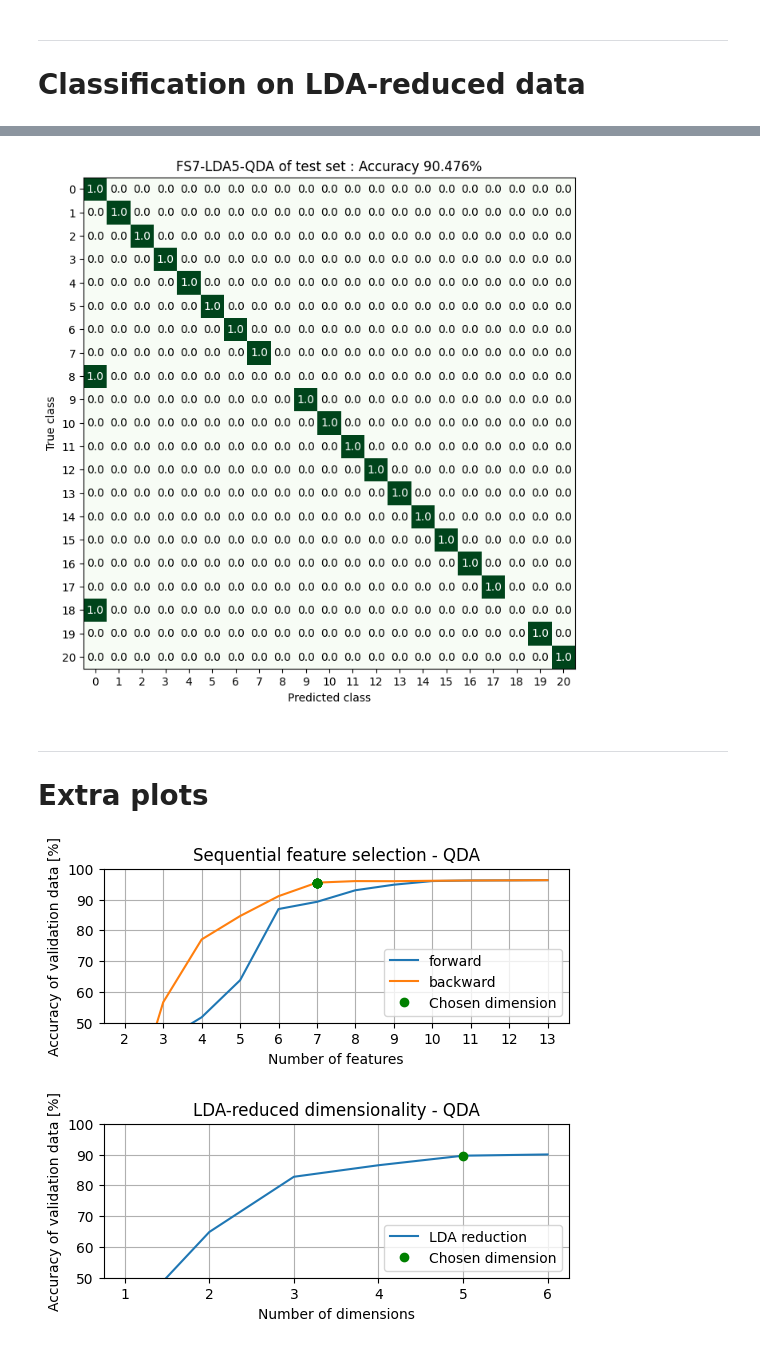
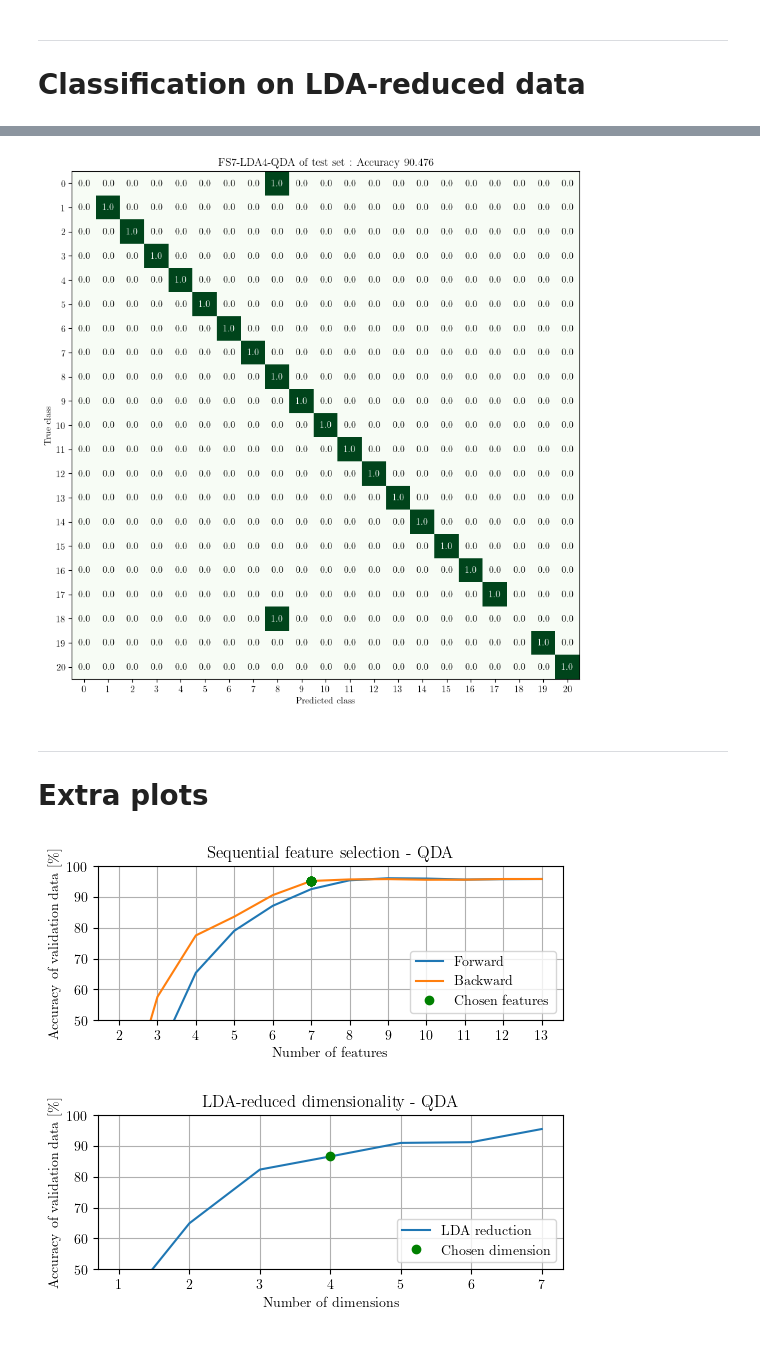
Before and after one commit to peterkrull/p7-ml-refrigeration-fault-detection, a Jupyter notebook: Python/classification_megascript.ipynb, the cells around one changed output, grey strips where cells are left out. Saved outputs shown, nothing was run; the diff lists cells and outputs as text; code cells hidden in the pictures.

```diff
--- a/Python/classification_megascript.ipynb
+++ b/Python/classification_megascript.ipynb
@@ -13,22 +13,24 @@ from matplotlib import pyplot as plt
 from confusion_matrix import confusion_matrix
 from sklearn.metrics import confusion_matrix as cf
 
-# plt.rcParams.update({
-#     "text.usetex": True,
-#     "font.family": "cmr"
-# })
+plt.rcParams.update({
+    "text.usetex": True,
+    "font.family": "cmr"
+})
 # %% [output]
 The autoreload extension is already loaded. To reload it, use:
   %reload_ext autoreload
 # %%
 config = {
     "standardize" : True,
-    "lda_reduce" : 5,
+    "lda_reduce" : 4,
     "classifier" : "qda",
     "keep_features" : 7,
     "drop_8_18" : False,
     "direction" : "backward",
-    "frac_sample" : 1.0
+    "frac_sample" : 0.3,
+    "random_state" : 1,
+    "conf_size" : (10,10)
 }
 
 svm_args = {
@@ -81,8 +83,8 @@ def classifier(classifier_select):
 # %%
 kwargs = {
     'clf' : classifier(config["classifier"]),
-    'trn' : trn_std.sample(frac=config["frac_sample"]),
-    'vld' : vld_std.sample(frac=config["frac_sample"])
+    'trn' : trn_std.sample(frac=config["frac_sample"],random_state = config["random_state"]),
+    'vld' : vld_std.sample(frac=config["frac_sample"],random_state = config["random_state"])
 }
 
 # Caching of feature selection if classifier is unchanged
@@ -117,13 +119,16 @@ for dimensions in range(1,len(trn_drop.X.columns)):
 
     reducer = lda.reducer(trn_drop.X,trn_drop.y, dimensions, verbose = False)
 
-    trn_red = trn_drop.apply(reducer.transform).sample(frac=config["frac_sample"])
-    vld_red = vld_drop.apply(reducer.transform).sample(frac=config["frac_sample"])
+    trn_red = trn_drop.apply(reducer.transform).sample(frac=config["frac_sample"],random_state = config["random_state"])
+    vld_red = vld_drop.apply(reducer.transform).sample(frac=config["frac_sample"],random_state = config["random_state"])
 
     clf = classifier(config["classifier"])
     clf.fit(trn_red.X,trn_red.y)
 
     lda_accuracy.append( sum(clf.predict(vld_red.X) == vld_red.y)/len(vld_red.y) )
+
+clf.fit(trn_drop.X,trn_drop.y)
+lda_accuracy.append( sum(clf.predict(vld_drop.X) == vld_drop.y)/len(vld_drop.y) )
 # %% [markdown]
 ### Do actual reduction according to config
 # %%
@@ -205,11 +210,11 @@ y_hat_tst = clf.predict(tst_red.X)
 conf_matrix_tst = cf(tst_red.y,y_hat_tst)
 fig_tst2, axs_tst2 = confusion_matrix(
     conf_matrix_tst,
-    figsize = (8,8),
+    figsize = config["conf_size"],
     title = f'{str_feature}{str_lda}{str_classifier} of test set',
     save_fig_name = f'{str_feature}{str_lda}{str_classifier}-test.pdf');
 # %% [output]
-[figure, old version]
+[figure, new version]
 # %% [markdown]
 ----
 # Extra plots
@@ -217,14 +222,14 @@ fig_tst2, axs_tst2 = confusion_matrix(
 fig,axs = plt.subplots(figsize=(6,2))
 
 # Plot feature selection
-for j in ["forward","backward"]:
-    plot_data = summary.loc[summary['direction'] == j]
+for j in ["Forward","Backward"]:
+    plot_data = summary.loc[summary['direction'] == j.lower()]
     axs.plot(plot_data['n_features'],plot_data['score']*100, label = j)
 
 feat = plot_data['n_features'][plot_data['n_features'] == config["keep_features"]]
 data = plot_data['score'][plot_data['n_features'] == config["keep_features"]]*100
-axs.plot(feat,data,'o',c="green",label = "Chosen dimension")
-axs.set_ylabel('Accuracy of validation data [%]')
+axs.plot(feat,data,'o',c="green",label = "Chosen features")
+axs.set_ylabel('Accuracy of validation data [\%]')
 axs.set_xlabel('Number of features')
 axs.set_ylim([50,100])
 axs.set_title(f'Sequential feature selection - {config["classifier"].upper()}')
@@ -232,18 +237,18 @@ axs.grid(True)
 axs.legend(loc = 'lower right')
 axs.set_xticks(range(2,14));
 # %% [output]
-[figure, old version]
+[figure, new version]
 # %%
 # Plot LDA reduction
 fig,axs = plt.subplots(figsize=(6,2))
-axs.plot(range(1,len(trn_drop.X.columns)),np.array(lda_accuracy)*100,label = "LDA reduction")
+axs.plot(range(1,len(lda_accuracy)+1),np.array(lda_accuracy)*100,label = "LDA reduction")
 axs.plot(config["lda_reduce"],lda_accuracy[config["lda_reduce"]-1]*100,'o',c="green",label = "Chosen dimension")
 axs.set_title(f'LDA-reduced dimensionality - {config["classifier"].upper()}')
-axs.set_xticks(range(1,len(trn_drop.X.columns)))
+axs.set_xticks(range(1,len(lda_accuracy)+1))
 axs.set_xlabel("Number of dimensions")
-axs.set_ylabel("Accuracy of validation data [%]")
+axs.set_ylabel("Accuracy of validation data [\%]")
 axs.set_ylim([50,100])
 axs.legend(loc = 'lower right')
 axs.grid()
 # %% [output]
-[figure, old version]
+[figure, new version]
```
Also changed, not shown: parts of 4 cells of this notebook.
